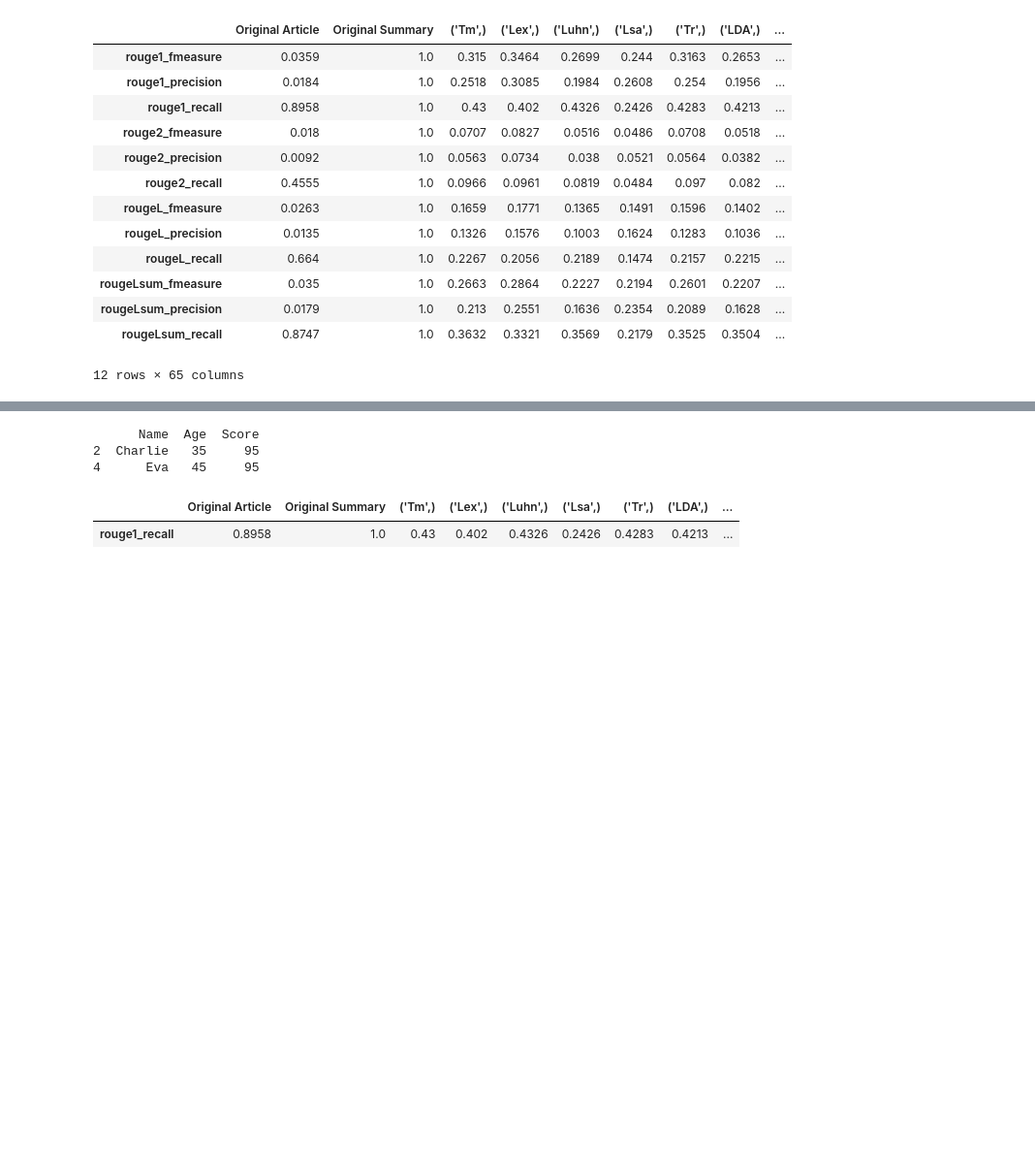
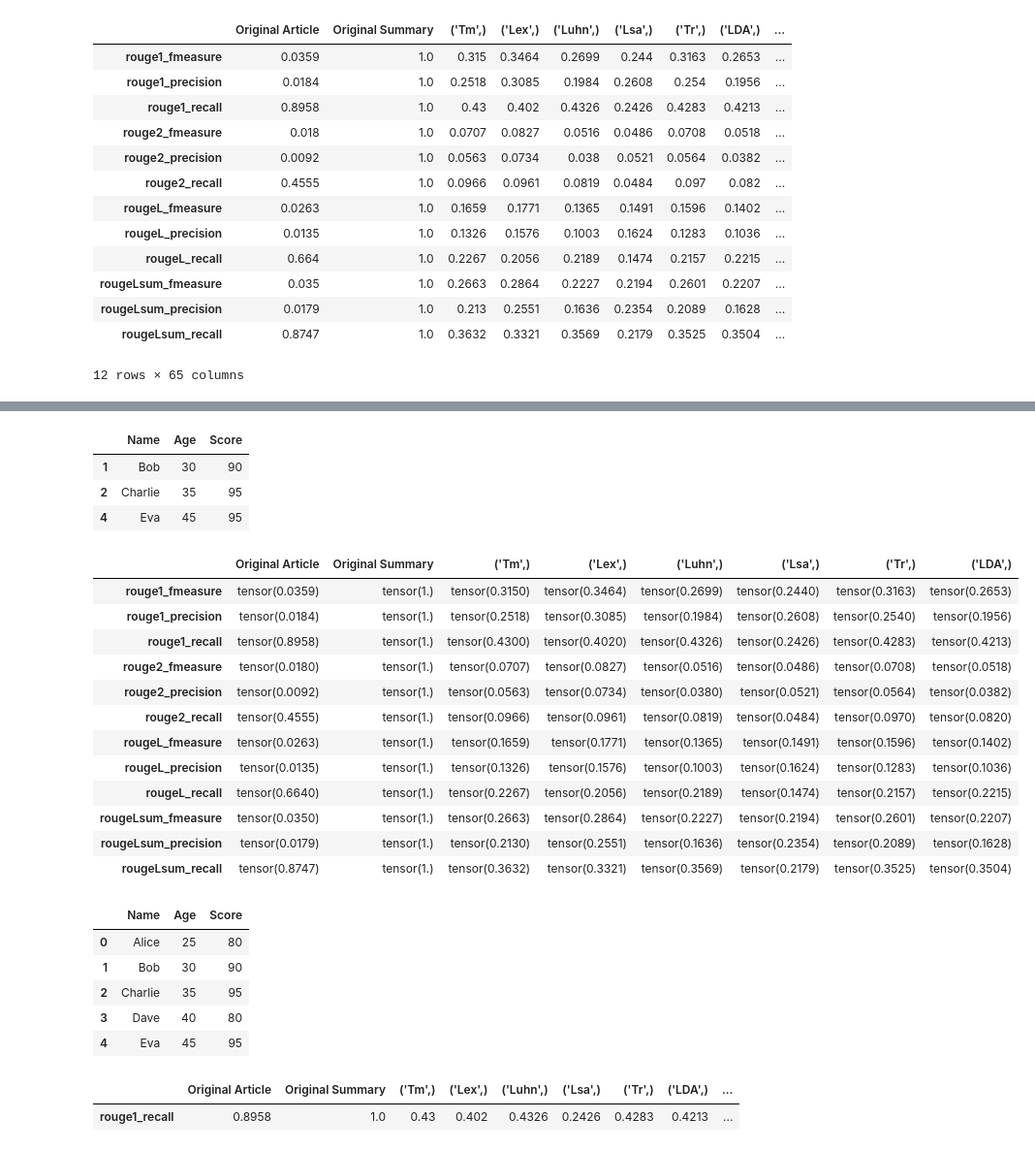
Before and after one commit to ZeyadMashhour/text_summarization, a Jupyter notebook: malicious.ipynb, the cells around one changed output, grey strips where cells are left out. Shown: that part at 97% size. Saved outputs shown, nothing was run; the diff lists cells and outputs as text; code cells hidden in the pictures; blank space fills up the shorter version.

```diff
--- a/malicious.ipynb
+++ b/malicious.ipynb
@@ -169,0 +179,7 @@ data1
+# %%
+df.loc[df['Score'] >= 90]
+# %% [output]
+|  | Name | Age | Score |
+| 1 | Bob | 30 | 90 |
+| 2 | Charlie | 35 | 95 |
+| 4 | Eva | 45 | 95 |
@@ -169,0 +188,17 @@ data1
+# %%
+algorithm_df = data[data.columns[:8]]
+algorithm_df
+# %% [output]
+|  | Original Article | Original Summary | ('Tm',) | ('Lex',) | ('Luhn',) | ('Lsa',) | ('Tr',) | ('LDA',) |
+| rouge1_fmeasure | tensor(0.0359) | tensor(1.) | tensor(0.3150) | tensor(0.3464) | tensor(0.2699) | tensor(0.2440) | tensor(0.3163) | tensor(0.2653) |
+| rouge1_precision | tensor(0.0184) | tensor(1.) | tensor(0.2518) | tensor(0.3085) | tensor(0.1984) | tensor(0.2608) | tensor(0.2540) | tensor(0.1956) |
+| rouge1_recall | tensor(0.8958) | tensor(1.) | tensor(0.4300) | tensor(0.4020) | tensor(0.4326) | tensor(0.2426) | tensor(0.4283) | tensor(0.4213) |
+| rouge2_fmeasure | tensor(0.0180) | tensor(1.) | tensor(0.0707) | tensor(0.0827) | tensor(0.0516) | tensor(0.0486) | tensor(0.0708) | tensor(0.0518) |
+| rouge2_precision | tensor(0.0092) | tensor(1.) | tensor(0.0563) | tensor(0.0734) | tensor(0.0380) | tensor(0.0521) | tensor(0.0564) | tensor(0.0382) |
+| rouge2_recall | tensor(0.4555) | tensor(1.) | tensor(0.0966) | tensor(0.0961) | tensor(0.0819) | tensor(0.0484) | tensor(0.0970) | tensor(0.0820) |
+| rougeL_fmeasure | tensor(0.0263) | tensor(1.) | tensor(0.1659) | tensor(0.1771) | tensor(0.1365) | tensor(0.1491) | tensor(0.1596) | tensor(0.1402) |
+| rougeL_precision | tensor(0.0135) | tensor(1.) | tensor(0.1326) | tensor(0.1576) | tensor(0.1003) | tensor(0.1624) | tensor(0.1283) | tensor(0.1036) |
+| rougeL_recall | tensor(0.6640) | tensor(1.) | tensor(0.2267) | tensor(0.2056) | tensor(0.2189) | tensor(0.1474) | tensor(0.2157) | tensor(0.2215) |
+| rougeLsum_fmeasure | tensor(0.0350) | tensor(1.) | tensor(0.2663) | tensor(0.2864) | tensor(0.2227) | tensor(0.2194) | tensor(0.2601) | tensor(0.2207) |
+| rougeLsum_precision | tensor(0.0179) | tensor(1.) | tensor(0.2130) | tensor(0.2551) | tensor(0.1636) | tensor(0.2354) | tensor(0.2089) | tensor(0.1628) |
+| rougeLsum_recall | tensor(0.8747) | tensor(1.) | tensor(0.3632) | tensor(0.3321) | tensor(0.3569) | tensor(0.2179) | tensor(0.3525) | tensor(0.3504) |
@@ -178,7 +229,7 @@ df = pd.DataFrame({
 })
 
 # Filter rows based on a certain condition
-certain_number = 0
+certain_number = 80
 filtered_df = df.loc[df['Score'] >= certain_number]
 
 # Get the maximum value from the filtered rows
@@ -188,11 +239,14 @@ max_score = filtered_df['Score'].max()
 max_scores = filtered_df.loc[filtered_df['Score'] == max_score]
 
 # Print the maximum values
-print(max_scores)
+filtered_df
 # %% [output]
-      Name  Age  Score
-2  Charlie   35     95
-4      Eva   45     95
+|  | Name | Age | Score |
+| 0 | Alice | 25 | 80 |
+| 1 | Bob | 30 | 90 |
+| 2 | Charlie | 35 | 95 |
+| 3 | Dave | 40 | 80 |
+| 4 | Eva | 45 | 95 |
 # %%
 import pandas as pd
 
```
Also changed, not shown: parts of 4 cells of this notebook.
